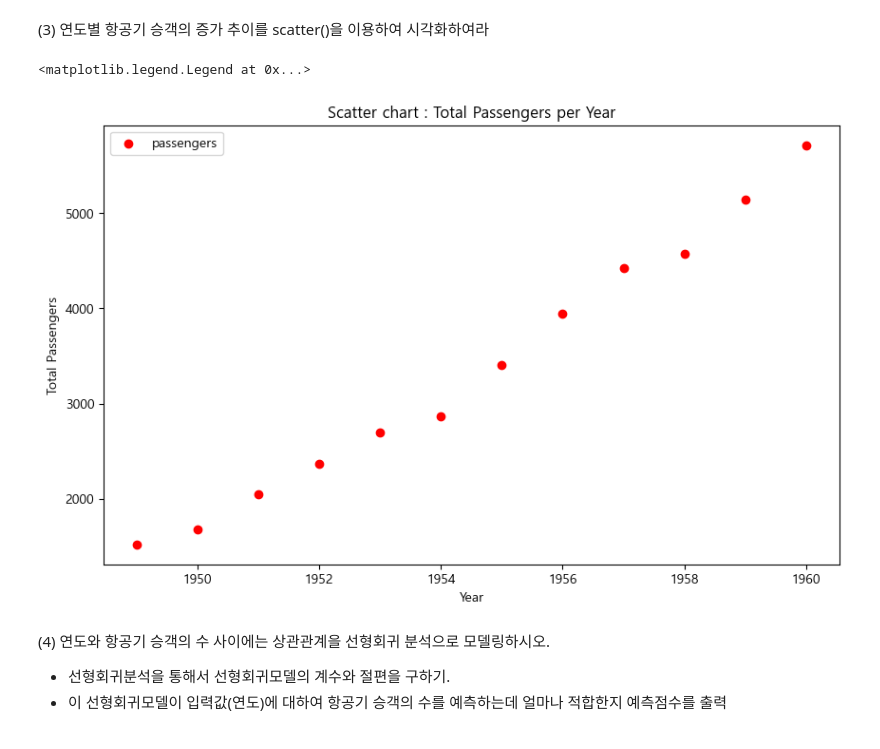
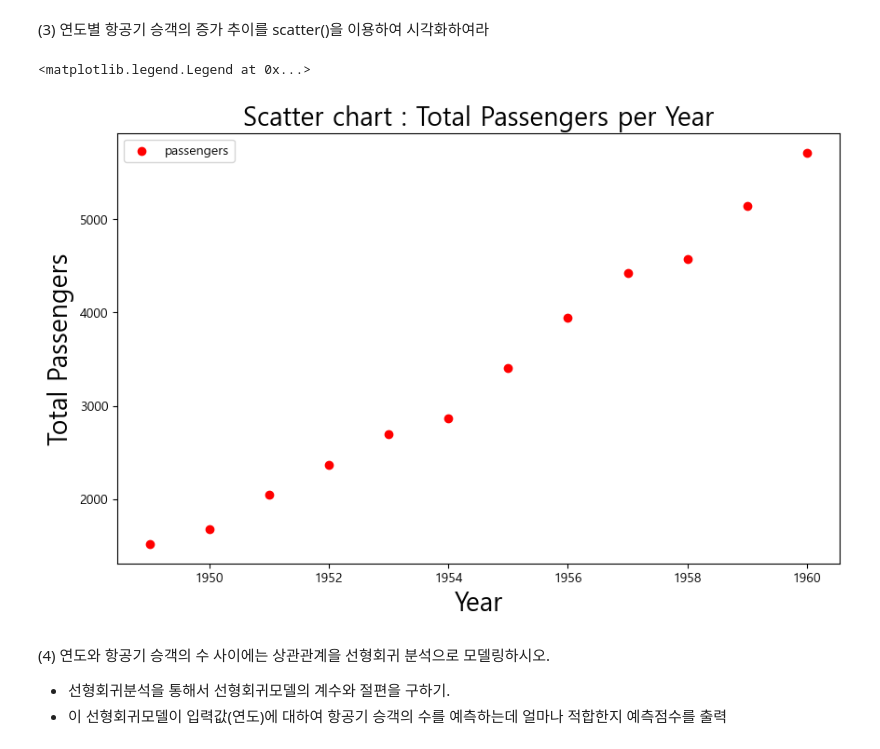
Before and after one commit to ThubanA1pha/python_basic_2, a Jupyter notebook: ch12_update_class_1_수요일.ipynb, the cells around one changed output. Drawn from its saved outputs; the diff is of its cells as text; code cells hidden in the pictures.

```diff
--- a/ch12_update_class_1_수요일.ipynb
+++ b/ch12_update_class_1_수요일.ipynb
@@ -216,3 +237,6 @@ max    1960.000000  622.000000
 (144, 3)
 # %% [markdown]
 (1) flights의 groupby() 기능과 sum()메서드를 사용하여 다음과 같이 연도별 이용객의 수를 출력하시오.
+# %%
+result = flights.groupby(['year'])['passengers'].sum()
+result
@@ -237,16 +276,16 @@ Name: passengers, dtype: int64
 (2) 연도 값을 X축으로 하고, 연간 승객의 수를 y축으로 하여 다음과 같은 선 그래프를 그리시오.
 # %%
 # 1) X축 : 연도 값
-
+X = result.index
 
 # 2)  y축 : 연간 승객의 수
-
+y = result.values
 
 # 3) 시각화
-plt.plot(X, y, color='blue', label='passengers')
+plt.plot(X, y, color='blue', label='passengers', lw = 3)
 plt.legend()
-plt.xlabel("Year")
-plt.ylabel("Total Passengers")
-plt.title("Line chart : Total Passengers per Year")
+plt.xlabel("Year", fontsize = 20)
+plt.ylabel("Total Passengers", fontsize = 20)
+plt.title("Line chart : Total Passengers per Year", fontsize = 20)
 # %% [output]
 Text(0.5, 1.0, 'Line chart : Total Passengers per Year')
@@ -254,14 +293,14 @@ Text(0.5, 1.0, 'Line chart : Total Passengers per Year')
 # %% [markdown]
 (3) 연도별 항공기 승객의 증가 추이를 scatter()을 이용하여 시각화하여라
 # %%
-plt.scatter(X, y, label = "passengers", color = "red")
-plt.xlabel("Year")
-plt.ylabel("Total Passengers")
-plt.title("Scatter chart : Total Passengers per Year")
+plt.scatter(X, y, label = "passengers", color = "red") # 좌표에 점을 찍고 선으로 연결하지 않음
+plt.xlabel("Year", fontsize = 20)
+plt.ylabel("Total Passengers",fontsize = 20)
+plt.title("Scatter chart : Total Passengers per Year",fontsize = 20)
 plt.legend()
 # %% [output]
 <matplotlib.legend.Legend at 0x...>
-[figure, old version]
+[figure, new version]
 # %% [markdown]
 (4) 연도와 항공기 승객의 수 사이에는 상관관계을 선형회귀 분석으로 모델링하시오.
   * 선형회귀분석을 통해서 선형회귀모델의 계수와 절편을 구하기.
```
Also changed, not shown: parts of 24 cells of this notebook.
